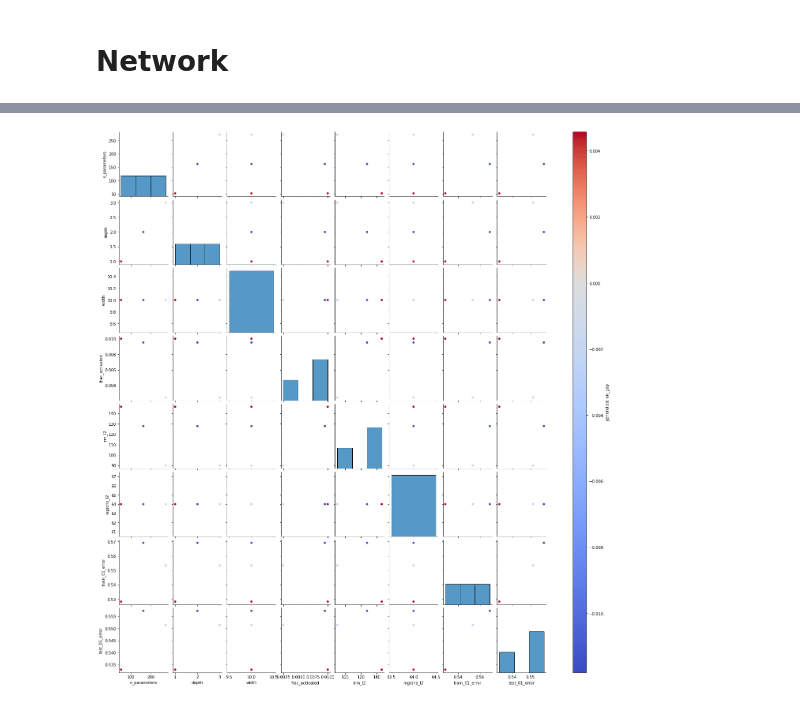
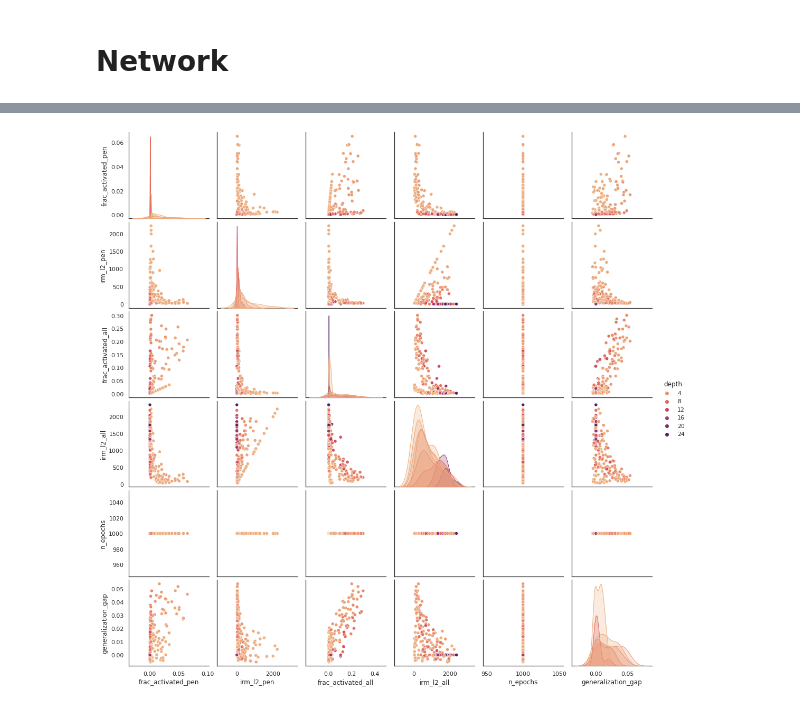
Before and after one commit to rflperry/double_descent, a Jupyter notebook: experiments/xor/plot_results.ipynb, the cells around one changed output, grey strips where cells are left out. Drawn from its saved outputs; the diff is of its cells as text; code cells hidden in the pictures.

Commit message:
dn model results

```diff
--- a/experiments/xor/plot_results.ipynb
+++ b/experiments/xor/plot_results.ipynb
@@ -119,10 +118,11 @@ for col in df.columns:
 
 # Create new metrics/columns
 df['generalization_gap'] = df['test_01_error'] - df['train_01_error']
-df['frac_activated'] = df['activated_regions'] / df['n_train_samples']
+df['frac_activated_pen'] = df['activated_regions_pen'] / df['n_train_samples']
+df['frac_activated_all'] = df['activated_regions_all'] / df['n_train_samples']
 
 # Average across reps
-df = df.groupby(
-    ['model', 'n_train_samples', 'hidden_layer_dims'],
-    as_index=False
-).mean()
+# df = df.groupby(
+#     ['model', 'n_train_samples', 'hidden_layer_dims'],
+#     as_index=False
+# ).mean()
@@ -135,0 +139,11 @@ df.head(5)
+# %%
+sns.set_style('white')
+sns.set_context('notebook')
+
+fig, ax = plt.subplots(1, 1, sharex=True)
+
+sns.regplot(data=df, x='n_parameters', y='test_01_error', lowess=True, ax=ax, label='test')
+sns.regplot(data=df, x='n_parameters', y='train_01_error', lowess=True, ax=ax, label='train')
+plt.xscale('log')
+plt.legend()
+plt.show()
@@ -136,13 +175,22 @@ df.head(5)
 # %%
-hue = 'generalization_gap'
+hue = 'depth'
 variables = [
-    'n_parameters', 'depth', 'width', 'frac_activated', 'irm_l2', 'regions_l2',
-    'train_01_error', 'test_01_error',
+    # 'n_parameters', # 'depth', 'width',
+    'frac_activated_pen', 'irm_l2_pen', # 'regions_l2_pen',
+    'frac_activated_all', 'irm_l2_all', # 'regions_l2_all',
+    # 'train_01_error', 'test_01_error',
+    'n_epochs',
+    'generalization_gap',
 ]
-g = continuous_pairplot(
+# df_plot = df[variables + [hue]]
+# df_plot[hue] = np.log(df_plot[hue])
+g = sns.pairplot(
     df, vars=variables,
-    hue=hue,
+    hue=hue, palette='flare',
 )
+# for axis in [0]:
+#     g.axes[axis, 0].set_yscale('log')
+#     g.axes[0, axis].set_xscale('log')
 plt.show()
 # %% [output]
-[figure, old version]
+[figure, new version]
```
Also changed, not shown: parts of 10 cells of this notebook, 7 other files.
